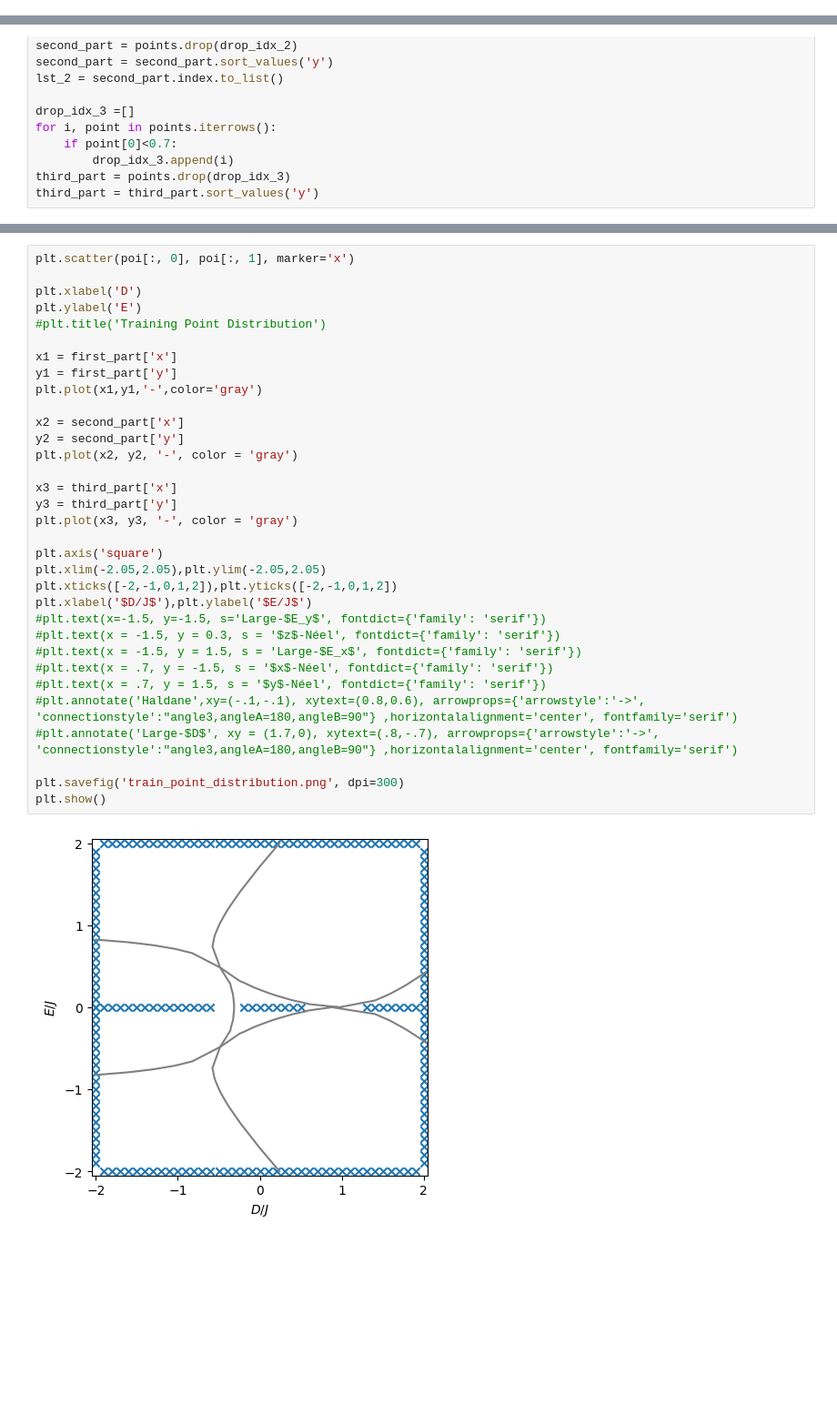
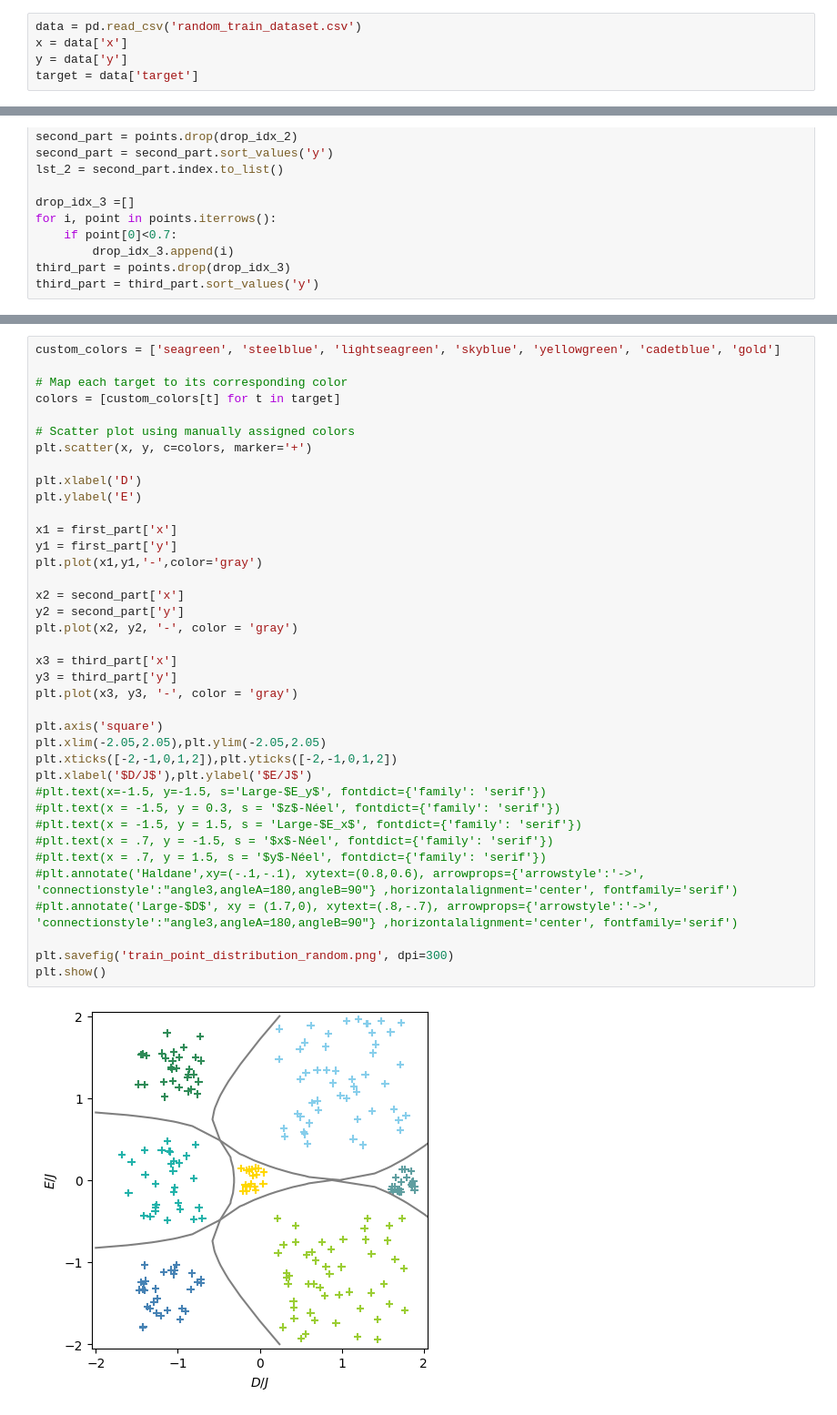
Before and after one commit to mehrankhosrojerdi/4th_project_with_UCL, a Jupyter notebook: supervised learning/random train data/partial_density_for analysis.ipynb, the cells around one changed output, grey strips where cells are left out. Shown at 91% size. Cells and saved outputs as stored; diff of their text form; blank space fills up the shorter version.

```diff
--- a/supervised learning/random train data/partial_density_for analysis.ipynb
+++ b/supervised learning/random train data/partial_density_for analysis.ipynb
@@ -77,3 +8,8 @@ targets = np.array(lst_target)
+# %%
+data = pd.read_csv('random_train_dataset.csv')
+x = data['x']
+y = data['y']
+target = data['target']
 # %%
 data = pd.read_csv('../original_phase_diagram.csv')
 points = data.drop_duplicates()
@@ -112,35 +53,40 @@ third_part = third_part.sort_values('y')
 # %%
-plt.scatter(poi[:, 0], poi[:, 1], marker='x')
+custom_colors = ['seagreen', 'steelblue', 'lightseagreen', 'skyblue', 'yellowgreen', 'cadetblue', 'gold']
+
+# Map each target to its corresponding color
+colors = [custom_colors[t] for t in target]
+
+# Scatter plot using manually assigned colors
+plt.scatter(x, y, c=colors, marker='+')
 
 plt.xlabel('D')
 plt.ylabel('E')
-#plt.title('Training Point Distribution')
 
 x1 = first_part['x']
 y1 = first_part['y']
 plt.plot(x1,y1,'-',color='gray')
 
 x2 = second_part['x']
 y2 = second_part['y']
 plt.plot(x2, y2, '-', color = 'gray')
 
 x3 = third_part['x']
 y3 = third_part['y']
 plt.plot(x3, y3, '-', color = 'gray')
 
 plt.axis('square')
 plt.xlim(-2.05,2.05),plt.ylim(-2.05,2.05)
 plt.xticks([-2,-1,0,1,2]),plt.yticks([-2,-1,0,1,2])
 plt.xlabel('$D/J$'),plt.ylabel('$E/J$')
 #plt.text(x=-1.5, y=-1.5, s='Large-$E_y$', fontdict={'family': 'serif'})
 #plt.text(x = -1.5, y = 0.3, s = '$z$-Néel', fontdict={'family': 'serif'})
 #plt.text(x = -1.5, y = 1.5, s = 'Large-$E_x$', fontdict={'family': 'serif'})
 #plt.text(x = .7, y = -1.5, s = '$x$-Néel', fontdict={'family': 'serif'})
 #plt.text(x = .7, y = 1.5, s = '$y$-Néel', fontdict={'family': 'serif'})
 #plt.annotate('Haldane',xy=(-.1,-.1), xytext=(0.8,0.6), arrowprops={'arrowstyle':'->', 'connectionstyle':"angle3,angleA=180,angleB=90"} ,horizontalalignment='center', fontfamily='serif')
 #plt.annotate('Large-$D$', xy = (1.7,0), xytext=(.8,-.7), arrowprops={'arrowstyle':'->', 'connectionstyle':"angle3,angleA=180,angleB=90"} ,horizontalalignment='center', fontfamily='serif')
 
-plt.savefig('train_point_distribution.png', dpi=300)
+plt.savefig('train_point_distribution_random.png', dpi=300)
 plt.show()
 # %% [output]
-[figure, old version]
+[figure, new version]
```
Also changed, not shown: parts of 14 cells of this notebook, 59 other files.
